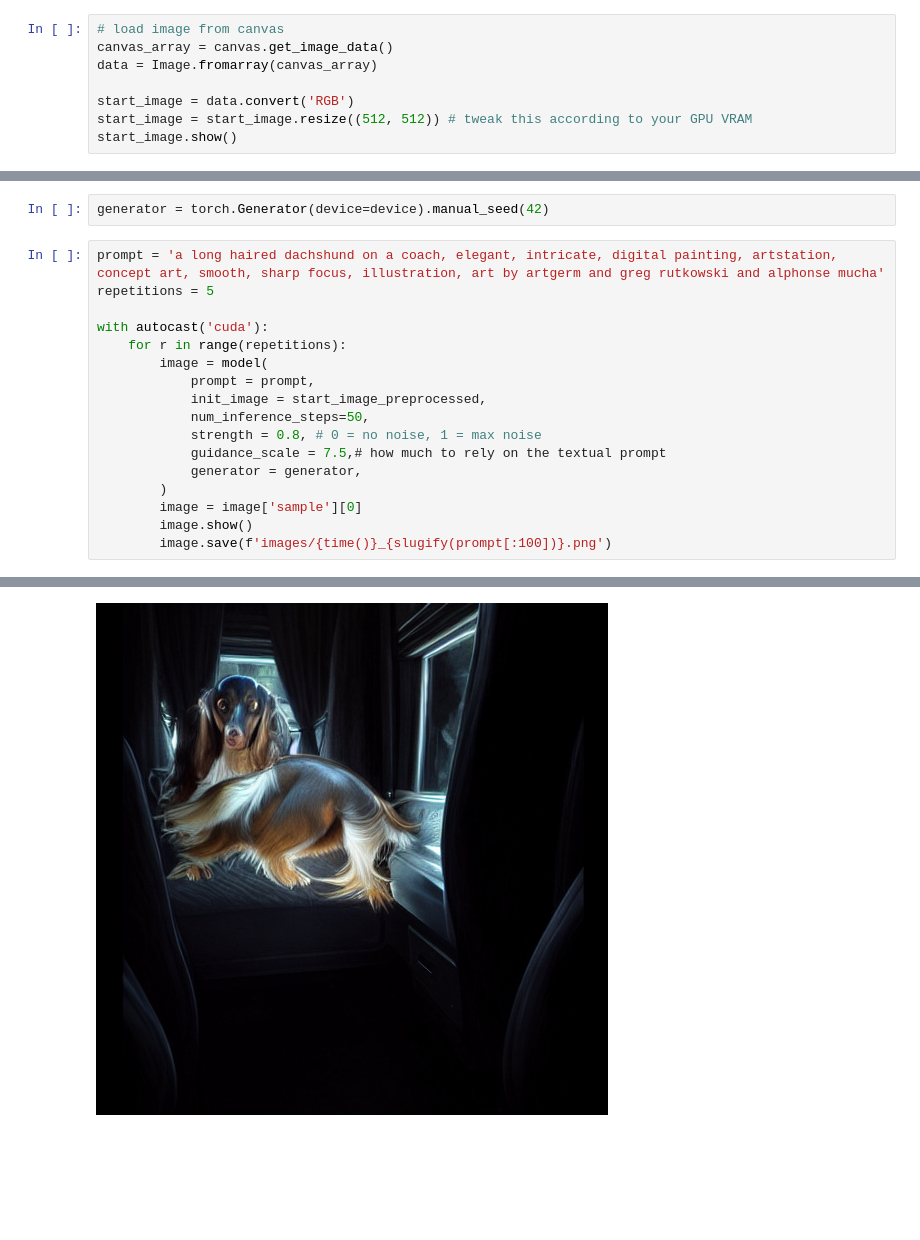
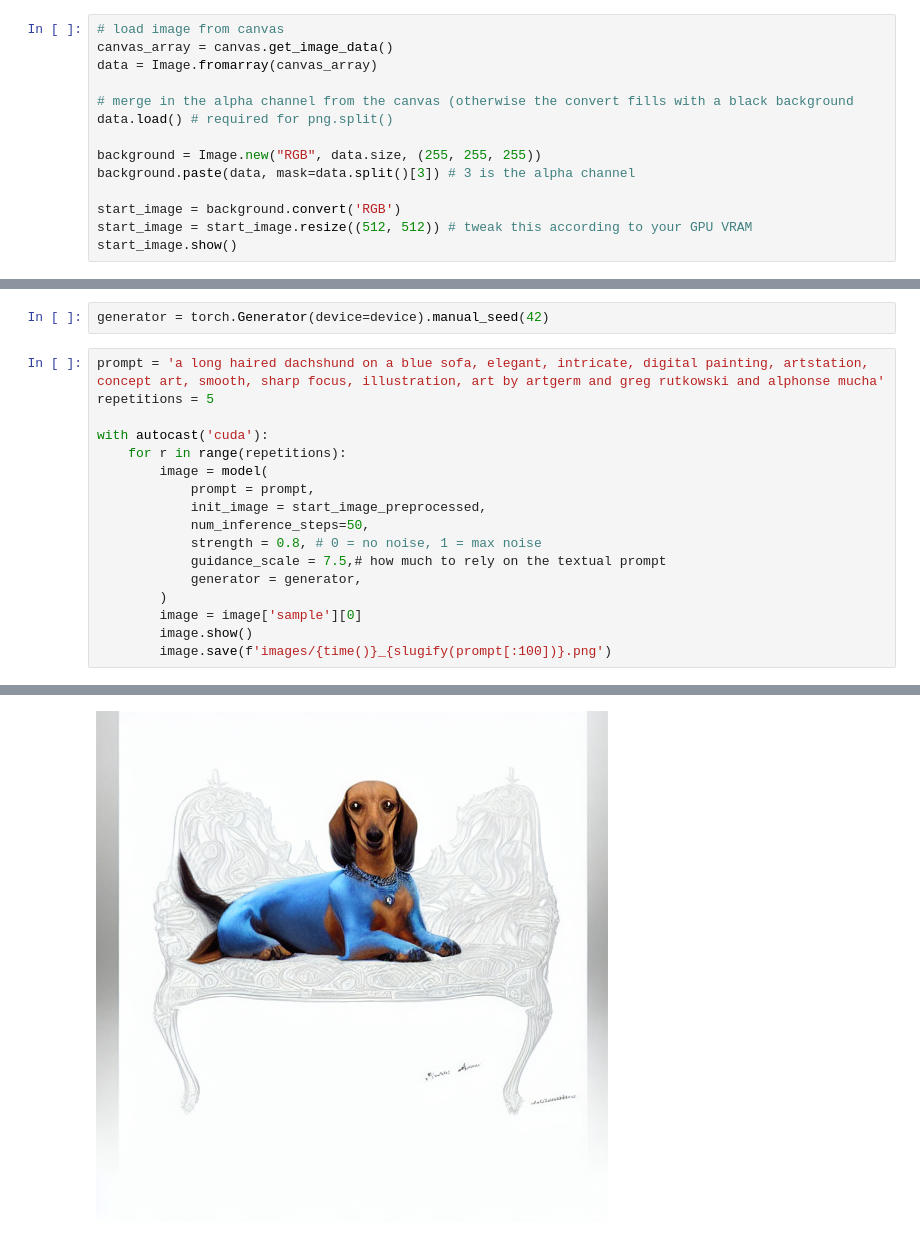
Before and after one commit to digitallamb/stable-diffusion-jupyterlab-docker, a Jupyter notebook: project/0x_draw_image_to_image.ipynb, the cells around one changed output, grey strips where cells are left out. Cells and saved outputs as stored; diff of their text form; blank space fills up the shorter version.

Commit message:
Fixing alpha channel merge

```diff
--- a/project/0x_draw_image_to_image.ipynb
+++ b/project/0x_draw_image_to_image.ipynb
@@ -83,7 +83,13 @@ HBox(children=(RoughCanvas(height=1000, sync_image_data=True, width=1000), Color
 canvas_array = canvas.get_image_data()
 data = Image.fromarray(canvas_array)
 
-start_image = data.convert('RGB')
+# merge in the alpha channel from the canvas (otherwise the convert fills with a black background
+data.load() # required for png.split()
+
+background = Image.new("RGB", data.size, (255, 255, 255))
+background.paste(data, mask=data.split()[3]) # 3 is the alpha channel
+
+start_image = background.convert('RGB')
 start_image = start_image.resize((512, 512)) # tweak this according to your GPU VRAM
 start_image.show()
 # %% [output]
@@ -113,7 +117,7 @@ torch.Size([1, 3, 512, 512])
 # %%
 generator = torch.Generator(device=device).manual_seed(42)
 # %%
-prompt = 'a long haired dachshund on a coach, elegant, intricate, digital painting, artstation, concept art, smooth, sharp focus, illustration, art by artgerm and greg rutkowski and alphonse mucha'
+prompt = 'a long haired dachshund on a blue sofa, elegant, intricate, digital painting, artstation, concept art, smooth, sharp focus, illustration, art by artgerm and greg rutkowski and alphonse mucha'
 repetitions = 5
 
 with autocast('cuda'):
@@ -135 +139 @@ with autocast('cuda'):
-[figure, old version]
+[figure, new version]
```
Also changed, not shown: parts of 3 cells of this notebook.
